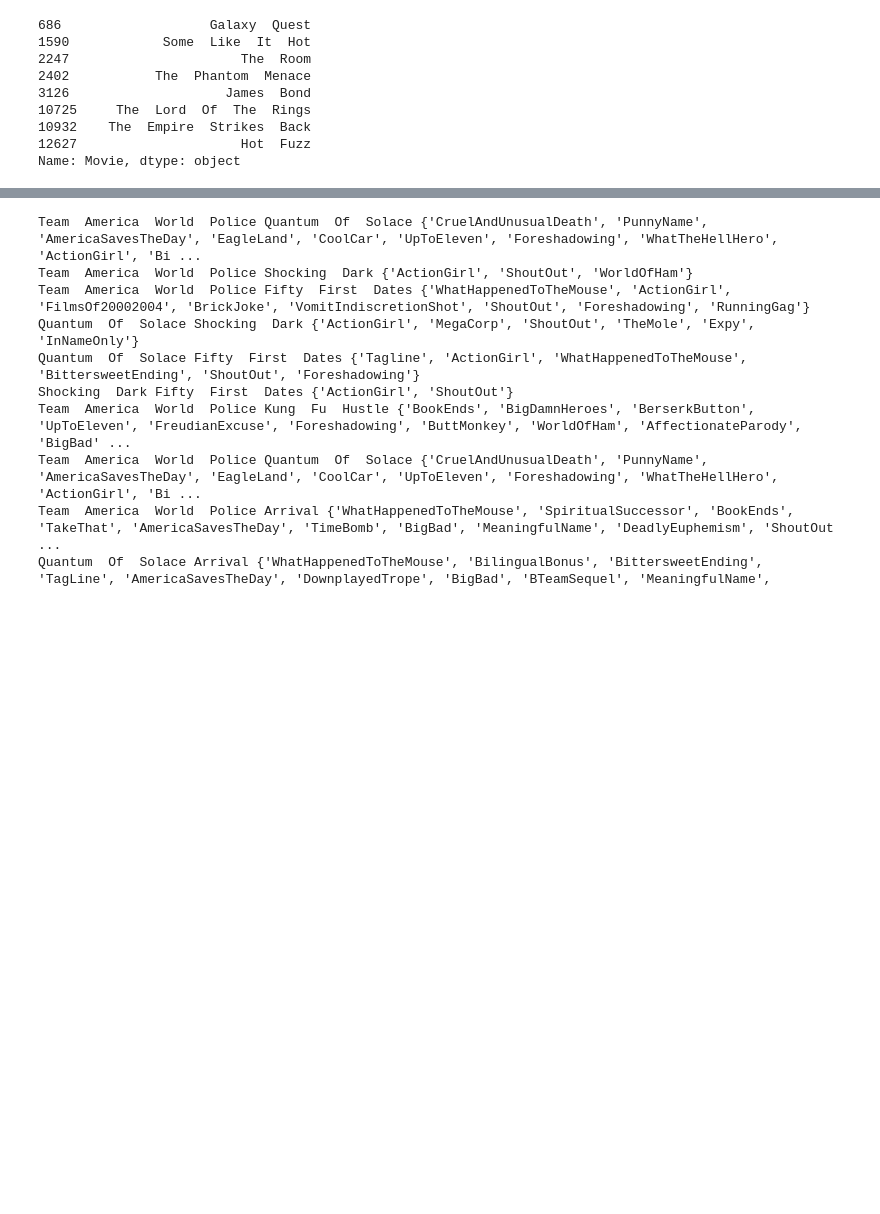
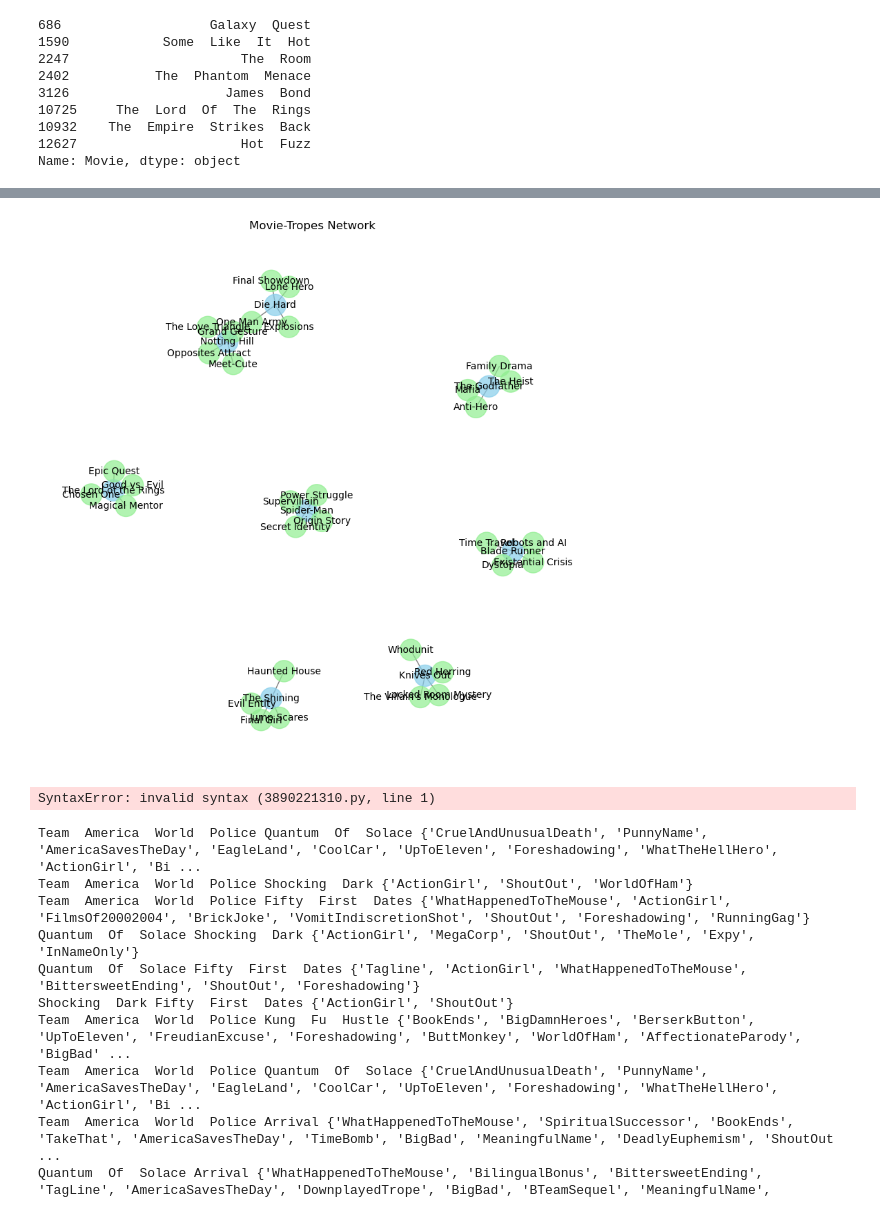
Before and after one commit to FWJK1/Pocs_Film_Project, a Jupyter notebook: Code/Networks/trope_networks.ipynb, the cells around one changed output, grey strips where cells are left out. Drawn from its saved outputs; the diff is of its cells as text; code cells hidden in the pictures; blank space fills up the shorter version.

```diff
--- a/Code/Networks/trope_networks.ipynb
+++ b/Code/Networks/trope_networks.ipynb
@@ -74,5 +74,57 @@ print("Edges:", G.edges(data=True))
 Nodes: [1, 2, 3, 4, 5]
 Edges: [(1, 2, {'weight': 1}), (1, 3, {'weight': 5}), (2, 3, {'weight': 2}), (3, 4, {'weight': 3}), (4, 5, {'weight': 4})]
+# %%
+import networkx as nx
+import matplotlib.pyplot as plt
+
+# Step 1: Create a graph object
+G = nx.Graph()
+
+# Step 2: Define Movies and their associated Tropes
+movies_tropes = {
+    'Die Hard': ['Lone Hero', 'Explosions', 'Final Showdown', 'One Man Army'],
+    'Notting Hill': ['Meet-Cute', 'Opposites Attract', 'The Love Triangle', 'Grand Gesture', 'One Man Army'],
+    'The Shining': ['Final Girl', 'Haunted House', 'Evil Entity', 'Jump Scares'],
+    'Blade Runner': ['Time Travel', 'Robots and AI', 'Dystopia', 'Existential Crisis'],
+    'The Lord of the Rings': ['Chosen One', 'Epic Quest', 'Good vs. Evil', 'Magical Mentor'],
+    'The Godfather': ['The Heist', 'Family Drama', 'Anti-Hero', 'Mafia'],
+    'Spider-Man': ['Origin Story', 'Secret Identity', 'Supervillain', 'Power Struggle'],
+    'Knives Out': ['Whodunit', 'Red Herring', 'Locked Room Mystery', 'The Villain\'s Monologue']
+}
+
+# Step 3: Add nodes and edges to the graph
+for movie, tropes in movies_tropes.items():
+    # Add the movie as a node
+    G.add_node(movie, type='movie')
+
+    # Add tropes as nodes and connect them to the movie
+    for trope in tropes:
+        G.add_node(trope, type='trope')
+        G.add_edge(movie, trope)
+
+# Step 4: Visualize the Network
+plt.figure(figsize=(10, 10))
+pos = nx.spring_layout(G, seed=42)  # Layout for better visualization
+
+# Draw nodes: Movies with blue, Tropes with green
+node_colors = ['skyblue' if G.nodes[node]['type'] == 'movie' else 'lightgreen' for node in G.nodes]
+
+# Draw the edges
+nx.draw_networkx_edges(G, pos, alpha=0.5)
+nx.draw_networkx_labels(G, pos, font_size=10)
+
+# Draw the nodes with labels
+nx.draw_networkx_nodes(G, pos, node_size=500, node_color=node_colors, alpha=0.7)
+
+plt.title("Movie-Tropes Network")
+plt.axis('off')  # Hide axis
+plt.show()
+# %% [output]
+[figure, added]
+# %%
+-break
+# %% [output]
+SyntaxError: invalid syntax (3890221310.py, line 1)
 # %%
 import pandas as pd
 import networkx as nx
```
Also changed, not shown: parts of 1 cell of this notebook, 11 other files.
